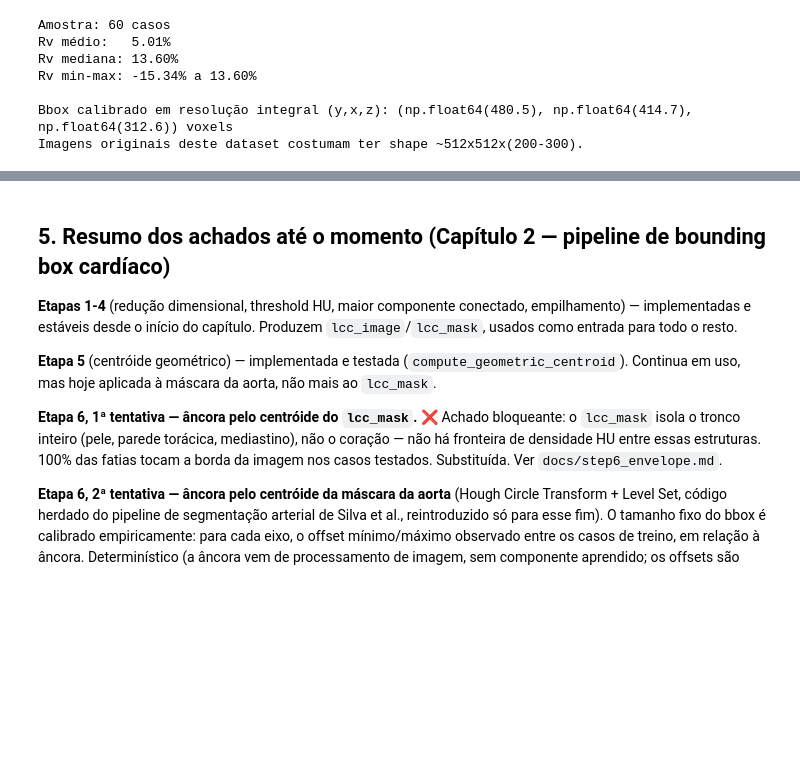
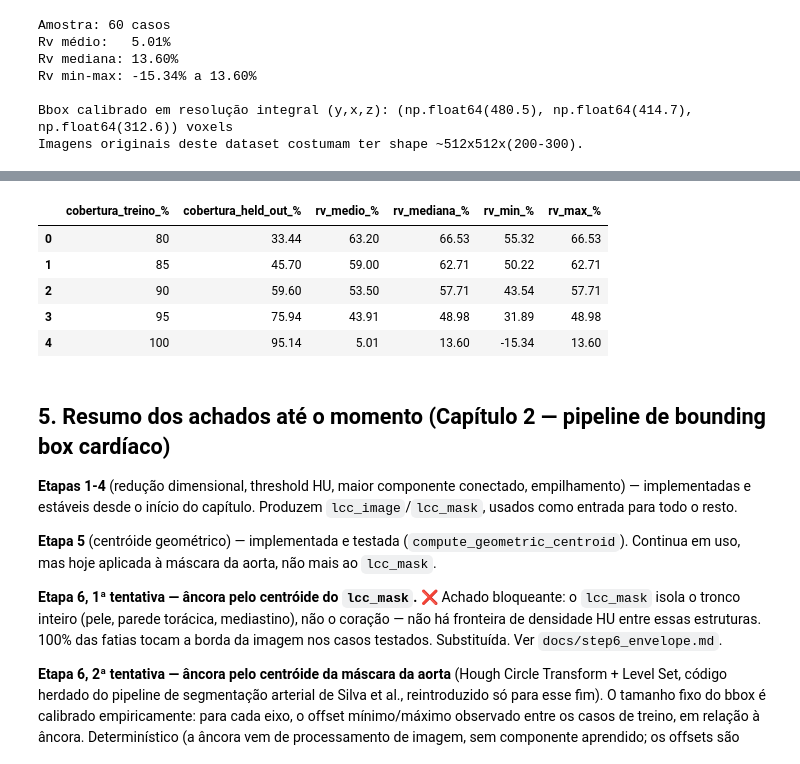
Before and after one commit to hcalmeida-uesc/heart-bounding-box, a Jupyter notebook: src/eda/aorta_anchor_calibration_summary.ipynb, the cells around one changed output, grey strips where cells are left out. Saved outputs shown, nothing was run; the diff lists cells and outputs as text; code cells hidden in the pictures; blank space fills up the shorter version.

Commit message:
feat(rv): implement recalibration of bbox using percentiles and calculate joint coverage rates

```diff
--- a/src/eda/aorta_anchor_calibration_summary.ipynb
+++ b/src/eda/aorta_anchor_calibration_summary.ipynb
@@ -238,3 +265,68 @@ Imagens originais deste dataset costumam ter shape ~512x512x(200-300).
+# %%
+def calibrate_at_level(train_df: pd.DataFrame, level: int) -> dict:
+    """Recalibra offset_min/max por eixo no percentil `level`, a partir do split de treino.
+
+    Generaliza `calibrate_bbox_offsets` (que usa min/max = percentil 100) para qualquer nível de
+    cobertura desejado.
+    """
+    offset_min, offset_max = {}, {}
+    for axis in ("y", "x", "z"):
+        lo = train_df[f"label_{axis}_min"] - train_df[f"anchor_{axis}"]
+        hi = train_df[f"label_{axis}_max"] - train_df[f"anchor_{axis}"]
+        offset_min[axis] = float(np.percentile(lo, 100 - level))
+        offset_max[axis] = float(np.percentile(hi, level))
+    return {"offset_min": offset_min, "offset_max": offset_max}
+
+
+def joint_coverage_rate(eval_df: pd.DataFrame, calib_at_level: dict) -> float:
+    """Fração de casos de `eval_df` cobertos nos 3 eixos simultaneamente pelo bbox calibrado."""
+    covered = np.ones(len(eval_df), dtype=bool)
+    for axis in ("y", "x", "z"):
+        bbox_min = eval_df[f"anchor_{axis}"] + calib_at_level["offset_min"][axis]
+        bbox_max = eval_df[f"anchor_{axis}"] + calib_at_level["offset_max"][axis]
+        axis_ok = (eval_df[f"label_{axis}_min"] >= bbox_min) & (eval_df[f"label_{axis}_max"] <= bbox_max)
+        covered &= axis_ok.to_numpy()
+    return float(covered.mean())
+
+
+train_df = ok[ok["img_id"].isin(train_ids)]
+
+level_rows = []
+for level in COVERAGE_LEVELS:
+    calib_at_level = calibrate_at_level(train_df, level)
+    extent_reduced_level = np.array(
+        [calib_at_level["offset_max"][a] - calib_at_level["offset_min"][a] for a in ("y", "x", "z")]
+    )
+    extent_full_level = extent_reduced_level * downscale_factors
+    coverage_rate = joint_coverage_rate(coverage, calib_at_level)
+    rv_level = rv_for_extent(extent_reduced_level)
+
+    level_rows.append(
+        {
+            "cobertura_treino_%": level,
+            #"extent_reduzido_y": round(extent_reduced_level[0], 1),
+            #"extent_reduzido_x": round(extent_reduced_level[1], 1),
+            #"extent_reduzido_z": round(extent_reduced_level[2], 1),
+            #"extent_integral_y": round(extent_full_level[0], 1),
+            #"extent_integral_x": round(extent_full_level[1], 1),
+            #"extent_integral_z": round(extent_full_level[2], 1),
+            "cobertura_held_out_%": round(coverage_rate * 100, 2),
+            "rv_medio_%": round(rv_level.mean() * 100, 2),
+            "rv_mediana_%": round(float(np.median(rv_level)) * 100, 2),
+            "rv_min_%": round(rv_level.min() * 100, 2),
+            "rv_max_%": round(rv_level.max() * 100, 2),
+        }
+    )
+
+level_summary = pd.DataFrame(level_rows)
+level_summary
+# %% [output]
+|  | cobertura_treino_% | cobertura_held_out_% | rv_medio_% | rv_mediana_% | rv_min_% | rv_max_% |
+| 0 | 80 | 33.44 | 63.20 | 66.53 | 55.32 | 66.53 |
+| 1 | 85 | 45.70 | 59.00 | 62.71 | 50.22 | 62.71 |
+| 2 | 90 | 59.60 | 53.50 | 57.71 | 43.54 | 57.71 |
+| 3 | 95 | 75.94 | 43.91 | 48.98 | 31.89 | 48.98 |
+| 4 | 100 | 95.14 | 5.01 | 13.60 | -15.34 | 13.60 |
 # %% [markdown]
 ## 5. Resumo dos achados até o momento (Capítulo 2 — pipeline de bounding box cardíaco)
 
```
Also changed, not shown: parts of 2 cells of this notebook, 1 other file.
